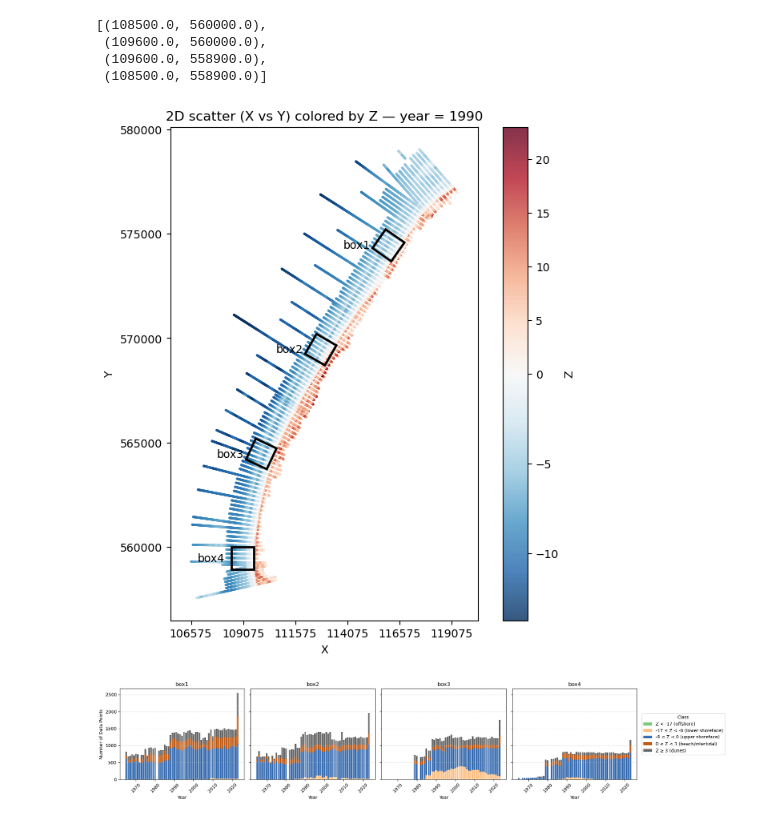
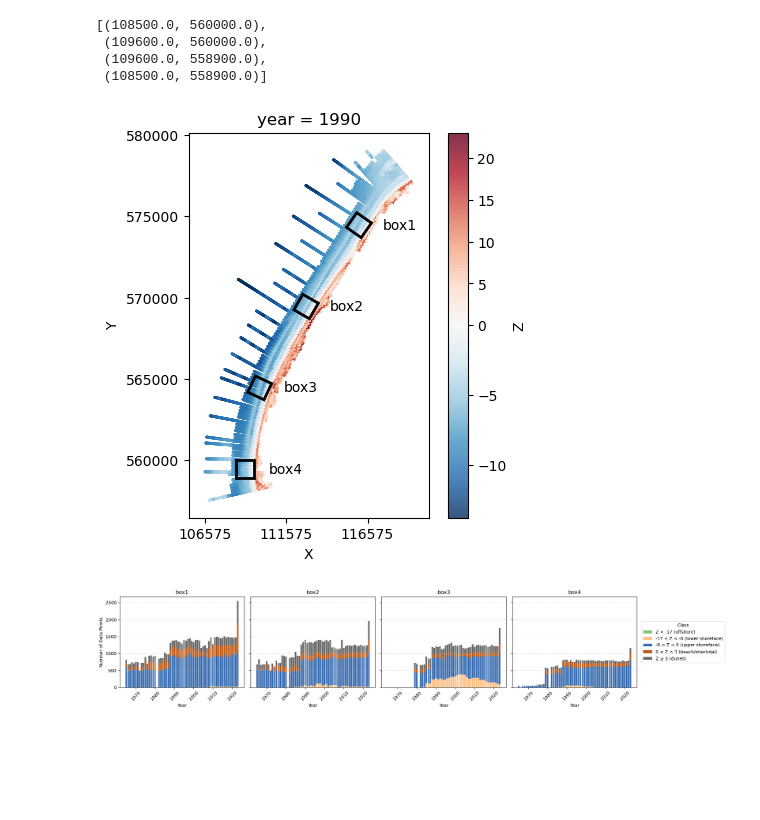
Before and after one commit to movephutthaphaiboon/model-based-water-systems-assessment, a Jupyter notebook: coastal_lab/coast-evolution-cleaned.ipynb, the cells around one changed output. Drawn from its saved outputs; the diff is of its cells as text; code cells hidden in the pictures; blank space fills up the shorter version.

```diff
--- a/coastal_lab/coast-evolution-cleaned.ipynb
+++ b/coastal_lab/coast-evolution-cleaned.ipynb
@@ -477,17 +477,17 @@ else:
     if len(plot_df) > max_points:
         plot_df = plot_df.sample(max_points, random_state=1)
 
-    fig, ax = plt.subplots(figsize=(8, 8))
+    fig, ax = plt.subplots(figsize=(5, 5))
     sc_local = ax.scatter(plot_df['X'], plot_df['Y'], c=plot_df['Z'],
                           cmap=cmap, norm=norm, s=1, alpha=0.8)
     cbar_local = fig.colorbar(sc_local, ax=ax, label='Z')
-    ax.set_title(f'2D scatter (X vs Y) colored by Z — year = {sel_year}')
+    ax.set_title(f'year = {sel_year}')
     ax.set_xlabel('X')
     ax.set_ylabel('Y')
     ax.set_aspect('equal', 'box')
     # set x axis interval to 5000
     ax.set_xlim(left=plot_df['X'].min()-1000, right=plot_df['X'].max()+1000)
-    ax.set_xticks(np.arange(int(plot_df['X'].min()), int(plot_df['X'].max())+1, 2500))
+    ax.set_xticks(np.arange(int(plot_df['X'].min()), int(plot_df['X'].max())+1, 5000))
 
     # overlay tilted square (box1)
     poly_coords = list(box1)
@@ -498,7 +498,7 @@ else:
                             edgecolor='black', facecolor='none', linewidth=2)
     ax.add_patch(poly)
     # add label box1
-    mid_x = (sum(x for x, y in box1) / 4) - 1500
+    mid_x = (sum(x for x, y in box1) / 4) + 2500
     mid_y = sum(y for x, y in box1) / 4
     ax.text(mid_x, mid_y, 'box1', color='black', fontsize=10, ha='center', va='center')
 
@@ -511,43 +511,43 @@ else:
                             edgecolor='black', facecolor='none', linewidth=2)
     ax.add_patch(poly)
     # add label box2
-    mid_x = (sum(x for x, y in box2) / 4) - 1500
+    mid_x = (sum(x for x, y in box2) / 4) + 2500
     mid_y = sum(y for x, y in box2) / 4
     ax.text(mid_x, mid_y, 'box2', color='black', fontsize=10, ha='center', va='center')
 
     # overlay tilted square (box3)
     poly_coords = list(box3)
     # ensure polygon is closed (patch takes care of closing, but make explicit)
     if poly_coords[0] != poly_coords[-1]:
         poly_coords = poly_coords + [poly_coords[0]]
     poly = _patches.Polygon(poly_coords, closed=True,
                             edgecolor='black', facecolor='none', linewidth=2)
     ax.add_patch(poly)
     # add label box3
-    mid_x = (sum(x for x, y in box3) / 4) - 1500
+    mid_x = (sum(x for x, y in box3) / 4) + 2500
     mid_y = sum(y for x, y in box3) / 4
     ax.text(mid_x, mid_y, 'box3', color='black', fontsize=10, ha='center', va='center')
 
     # overlay tilted square (box4)
     poly_coords = list(box4)
     # ensure polygon is closed (patch takes care of closing, but make explicit)
     if poly_coords[0] != poly_coords[-1]:
         poly_coords = poly_coords + [poly_coords[0]]
     poly = _patches.Polygon(poly_coords, closed=True,
                             edgecolor='black', facecolor='none', linewidth=2)
     ax.add_patch(poly)
     # add label box4
-    mid_x = (sum(x for x, y in box4) / 4) - 1500
+    mid_x = (sum(x for x, y in box4) / 4) + 2500
     mid_y = sum(y for x, y in box4) / 4
     ax.text(mid_x, mid_y, 'box4', color='black', fontsize=10, ha='center', va='center')
 
     # optional: mark the assigned center coordinate
     #ax.plot(assigned_coords[0], assigned_coords[1], marker='x', color='black', markersize=8)
     #ax.text(assigned_coords[0], assigned_coords[1], ' center', va='bottom', ha='left', color='black', fontsize=9)
 
     plt.show()
 # %% [output]
-[figure, old version]
+[figure, new version]
 # %%
 from collections import OrderedDict
 
```
